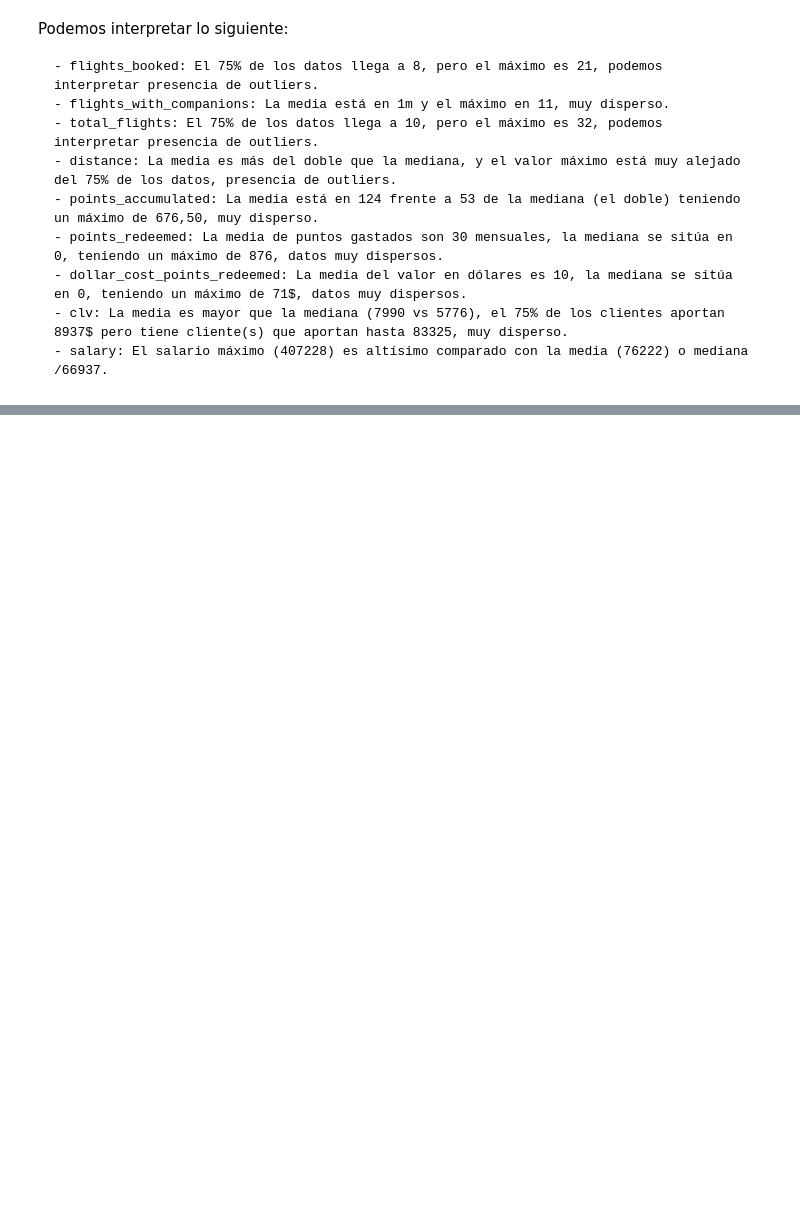
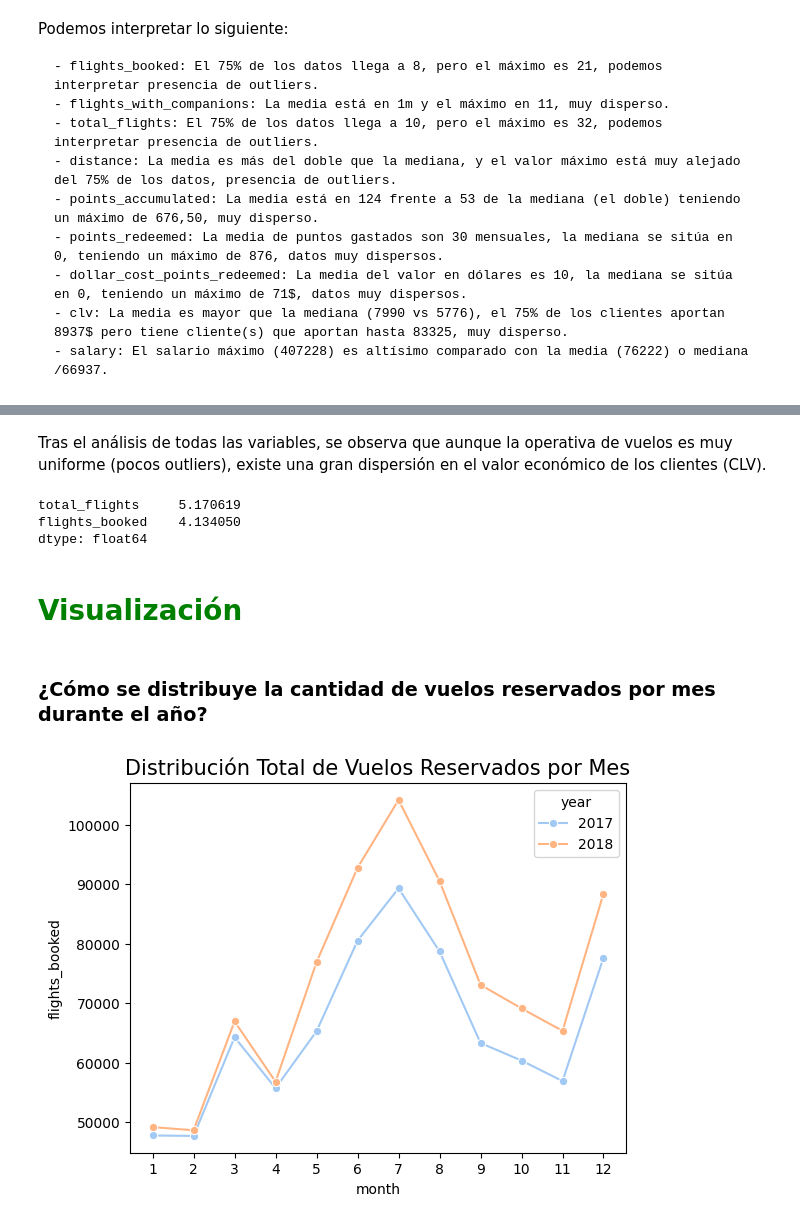
Before and after one commit to Adalab/bda-modulo-3-evaluacion-final-Lumo88-1, a Jupyter notebook: 03 Analisis_estadistico.ipynb, the cells around one changed output, grey strips where cells are left out. Drawn from its saved outputs; the diff is of its cells as text; code cells hidden in the pictures; blank space fills up the shorter version.

```diff
--- a/03 Analisis_estadistico.ipynb
+++ b/03 Analisis_estadistico.ipynb
@@ -105,0 +136,6 @@ NameError: name 'cols_num' is not defined
+# %%
+# Clasificamos a los clientes según su CLV
+df_final['segment_clv'] = 'Normal' #creo una columna donde todos los valores los detallo como "normal"
+
+#Hago máscara de que los valores que estén por encima del limite superior, lo ponga como outlier, filas, columnas y modifico los datos.
+df_final.loc[df_final['clv'] > 16370, 'segment_clv'] = 'Premium (Outlier)'
@@ -105,0 +149,8 @@ NameError: name 'cols_num' is not defined
+# %%
+#salary: Límite superior 111498.50 | Límite inferior 35342.50 | Cantidad: 20876 (5.17%), quien gane por fuera de los limites.
+
+# Clasificamos a los clientes según su salario
+df_final['segment_salary'] = 'Normal' #creo una columna donde todos los valores los detallo como "normal"
+
+#Hago máscara de que los valores que estén por encima del limite superior, lo ponga como outlier, filas, columnas y modifico los datos.
+df_final.loc[df_final['salary'] > 111498.50, 'segment_salary'] = 'Premium (Outlier)'
@@ -105,0 +227,21 @@ NameError: name 'cols_num' is not defined
+# %% [markdown]
+Tras el análisis de todas las variables, se observa que aunque la operativa de vuelos es muy uniforme (pocos outliers), existe una gran dispersión en el valor económico de los clientes (CLV).
+# %%
+#¿Cómo se distribuye la cantidad de vuelos reservados por mes durante el año?
+
+df_final[["total_flights", "flights_booked"]].agg("mean")
+# %% [output]
+total_flights     5.170619
+flights_booked    4.134050
+dtype: float64
+# %% [markdown]
+# <font color="green">Visualización</font>
+# %% [markdown]
+### ¿Cómo se distribuye la cantidad de vuelos reservados por mes durante el año?
+# %%
+sns.lineplot(data=df_final, x='month', y='flights_booked', hue='year',
+             marker='o', palette='pastel', estimator='sum', errorbar=None)
+plt.title('Distribución Total de Vuelos Reservados por Mes', fontsize=15)
+plt.xticks(range(1, 13)); # Aseguramos que se vean todos los meses del 1 al 12;
+# %% [output]
+[figure, added]
```
Also changed, not shown: parts of 16 cells of this notebook, 1 other file.
